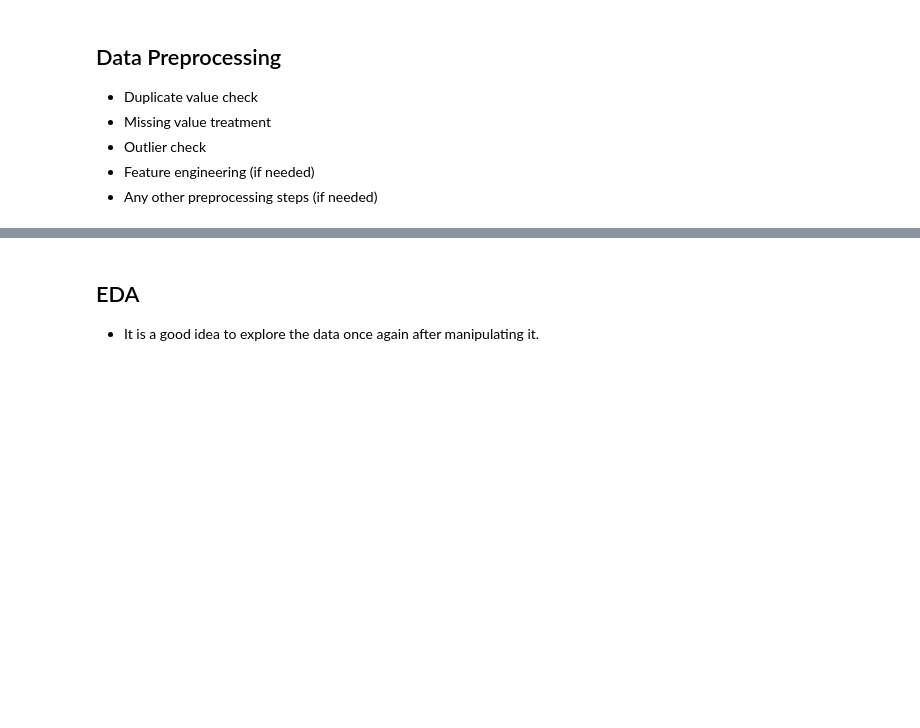
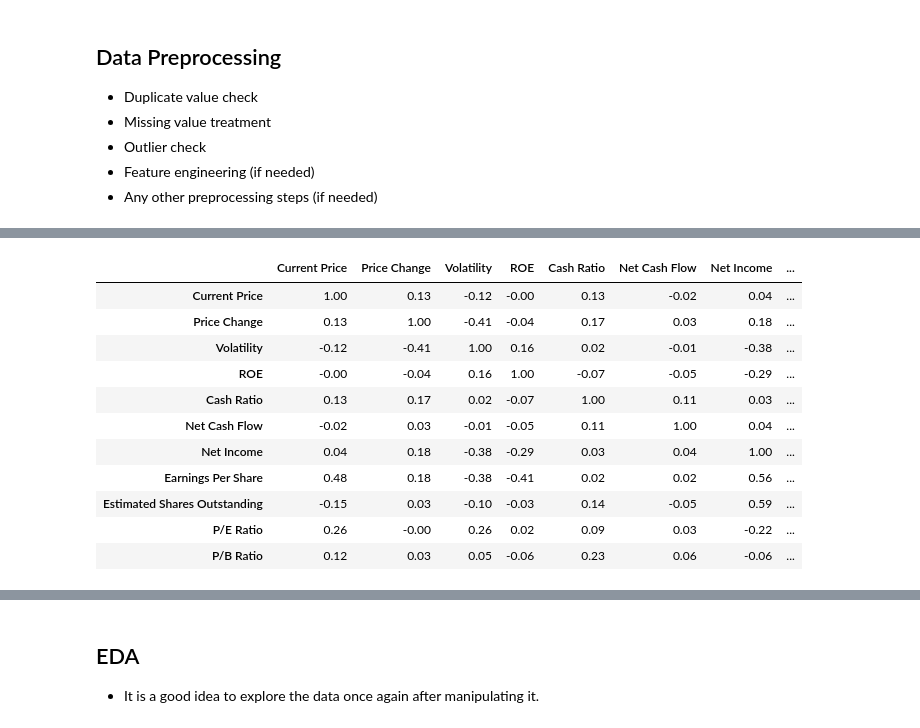
Before and after one commit to Irene-coder-dot/Trade-Ahead-Project, a Jupyter notebook: USL_Project_LearnerNotebook_FullCode.ipynb, the cells around one changed output, grey strips where cells are left out. Cells and saved outputs as stored; diff of their text form; code cells hidden in the pictures; blank space fills up the shorter version.

```diff
--- a/USL_Project_LearnerNotebook_FullCode.ipynb
+++ b/USL_Project_LearnerNotebook_FullCode.ipynb
@@ -493,0 +576,29 @@ plt.show()
+# %%
+# Feature Selection for Clustering
+cluster_cols = [
+    'Current Price',
+    'Price Change',
+    'Volatility',
+    'ROE',
+    'Cash Ratio',
+    'Net Cash Flow',
+    'Net Income',
+    'Earnings Per Share',
+    'Estimated Shares Outstanding',
+    'P/E Ratio',
+    'P/B Ratio'
+]
+Trade_df[cluster_cols].corr().round(2)
+# %% [output]
+|  | Current Price | Price Change | Volatility | ROE | Cash Ratio | Net Cash Flow | Net Income | ... |
+| Current Price | 1.00 | 0.13 | -0.12 | -0.00 | 0.13 | -0.02 | 0.04 | ... |
+| Price Change | 0.13 | 1.00 | -0.41 | -0.04 | 0.17 | 0.03 | 0.18 | ... |
+| Volatility | -0.12 | -0.41 | 1.00 | 0.16 | 0.02 | -0.01 | -0.38 | ... |
+| ROE | -0.00 | -0.04 | 0.16 | 1.00 | -0.07 | -0.05 | -0.29 | ... |
+| Cash Ratio | 0.13 | 0.17 | 0.02 | -0.07 | 1.00 | 0.11 | 0.03 | ... |
+| Net Cash Flow | -0.02 | 0.03 | -0.01 | -0.05 | 0.11 | 1.00 | 0.04 | ... |
+| Net Income | 0.04 | 0.18 | -0.38 | -0.29 | 0.03 | 0.04 | 1.00 | ... |
+| Earnings Per Share | 0.48 | 0.18 | -0.38 | -0.41 | 0.02 | 0.02 | 0.56 | ... |
+| Estimated Shares Outstanding | -0.15 | 0.03 | -0.10 | -0.03 | 0.14 | -0.05 | 0.59 | ... |
+| P/E Ratio | 0.26 | -0.00 | 0.26 | 0.02 | 0.09 | 0.03 | -0.22 | ... |
+| P/B Ratio | 0.12 | 0.03 | 0.05 | -0.06 | 0.23 | 0.06 | -0.06 | ... |
```
Also changed, not shown: parts of 12 cells of this notebook.
